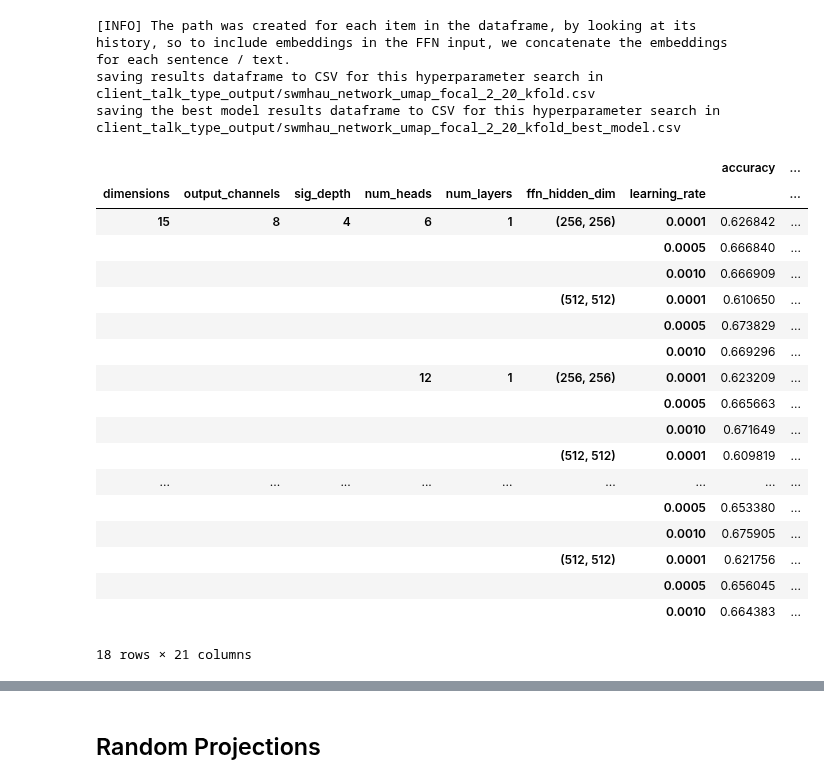
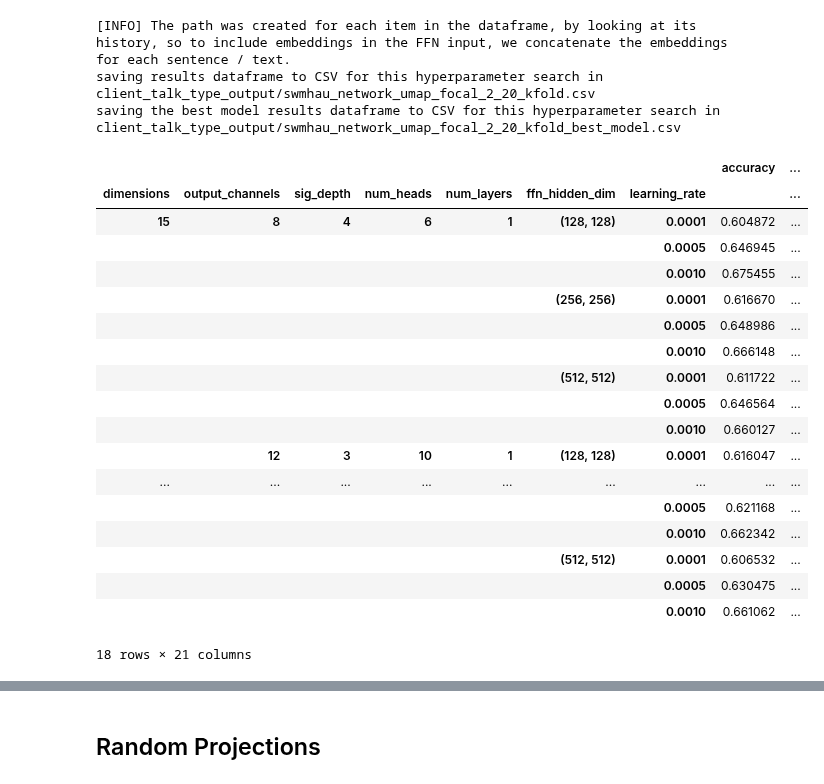
Before and after one commit to ttseriotou/sig-networks, a Jupyter notebook: notebooks/AnnoMI/client_talk_type_prediction/anno_mi-client-swmhau.ipynb, the cells around one changed output, grey strips where cells are left out. Cells and saved outputs as stored; diff of their text form; code cells hidden in the pictures.

Commit message:
run anno-mi client sw-attention with bias=False and with binary feature

```diff
--- a/notebooks/AnnoMI/client_talk_type_prediction/anno_mi-client-swmhau.ipynb
+++ b/notebooks/AnnoMI/client_talk_type_prediction/anno_mi-client-swmhau.ipynb
@@ -41,17 +41,17 @@ We can obtain a path by looking at the history of each post. Here we look at the
 
 We only want to consider paths that correspond to a client's utterance as we want to model a change in mood at that time. Their history will still contain the therapist's utterances too.
 # %%
-features = ["timeline_index"]
-standardise_method = [None]
-include_features_in_path = True
+features = ["timeline_index", "speaker"]
+standardise_method = [None, None]
+include_features_in_path = False
 # %%
 num_epochs = 100
 dimensions = [15] # [50, 15]
 # define swmhau parameters: (output_channels, sig_depth, num_heads)
-swmhau_parameters = [(12, 3, 10), (8, 4, 6), (8, 4, 12)]
+swmhau_parameters = [(12, 3, 10), (8, 4, 6)]#, (8, 4, 12)]
 num_layers = [1]
 ffn_hidden_dim_sizes = [[128,128],[256,256],[512,512]]
-dropout_rates = [0.5, 0.1]
+dropout_rates = [0.1, 0.2]
 learning_rates = [1e-3, 1e-4, 5e-4]
 seeds = [1, 12, 123]
 loss = "focal"
@@ -116,32 +116,34 @@ dimension: 15 | method: umap
 saving results dataframe to CSV for this hyperparameter search in client_talk_type_output/swmhau_network_umap_focal_2_20_kfold.csv
 saving the best model results dataframe to CSV for this hyperparameter search in client_talk_type_output/swmhau_network_umap_focal_2_20_kfold_best_model.csv
 # %%
-swmhau_network_umap_kfold_20.groupby(["dimensions",
-                                     "output_channels",
-                                     "sig_depth",
-                                     "num_heads",
-                                     "num_layers",
-                                     "ffn_hidden_dim",
-                                     "learning_rate"]).mean()
+swmhau_network_umap_kfold_20.groupby([
+    "dimensions",
+    "output_channels",
+    "sig_depth",
+    "num_heads",
+    "num_layers",
+    "ffn_hidden_dim",
+    "learning_rate"
+]).mean()
 # %% [output]
 |  |  |  |  |  |  |  | accuracy | ... |
 | dimensions | output_channels | sig_depth | num_heads | num_layers | ffn_hidden_dim | learning_rate |  | ... |
-| 15 | 8 | 4 | 6 | 1 | (256, 256) | 0.0001 | 0.626842 | ... |
-|  |  |  |  |  |  | 0.0005 | 0.666840 | ... |
-|  |  |  |  |  |  | 0.0010 | 0.666909 | ... |
-|  |  |  |  |  | (512, 512) | 0.0001 | 0.610650 | ... |
-|  |  |  |  |  |  | 0.0005 | 0.673829 | ... |
-|  |  |  |  |  |  | 0.0010 | 0.669296 | ... |
-|  |  |  | 12 | 1 | (256, 256) | 0.0001 | 0.623209 | ... |
-|  |  |  |  |  |  | 0.0005 | 0.665663 | ... |
-|  |  |  |  |  |  | 0.0010 | 0.671649 | ... |
-|  |  |  |  |  | (512, 512) | 0.0001 | 0.609819 | ... |
+| 15 | 8 | 4 | 6 | 1 | (128, 128) | 0.0001 | 0.604872 | ... |
+|  |  |  |  |  |  | 0.0005 | 0.646945 | ... |
+|  |  |  |  |  |  | 0.0010 | 0.675455 | ... |
+|  |  |  |  |  | (256, 256) | 0.0001 | 0.616670 | ... |
+|  |  |  |  |  |  | 0.0005 | 0.648986 | ... |
+|  |  |  |  |  |  | 0.0010 | 0.666148 | ... |
+|  |  |  |  |  | (512, 512) | 0.0001 | 0.611722 | ... |
+|  |  |  |  |  |  | 0.0005 | 0.646564 | ... |
+|  |  |  |  |  |  | 0.0010 | 0.660127 | ... |
+|  | 12 | 3 | 10 | 1 | (128, 128) | 0.0001 | 0.616047 | ... |
 | ... | ... | ... | ... | ... | ... | ... | ... | ... |
-|  |  |  |  |  |  | 0.0005 | 0.653380 | ... |
-|  |  |  |  |  |  | 0.0010 | 0.675905 | ... |
-|  |  |  |  |  | (512, 512) | 0.0001 | 0.621756 | ... |
-|  |  |  |  |  |  | 0.0005 | 0.656045 | ... |
-|  |  |  |  |  |  | 0.0010 | 0.664383 | ... |
+|  |  |  |  |  |  | 0.0005 | 0.621168 | ... |
+|  |  |  |  |  |  | 0.0010 | 0.662342 | ... |
+|  |  |  |  |  | (512, 512) | 0.0001 | 0.606532 | ... |
+|  |  |  |  |  |  | 0.0005 | 0.630475 | ... |
+|  |  |  |  |  |  | 0.0010 | 0.661062 | ... |
 18 rows × 21 columns
 # %%
 best_swmhau_network_umap_kfold_20
```
Also changed, not shown: parts of 16 cells of this notebook, 5 other files.
